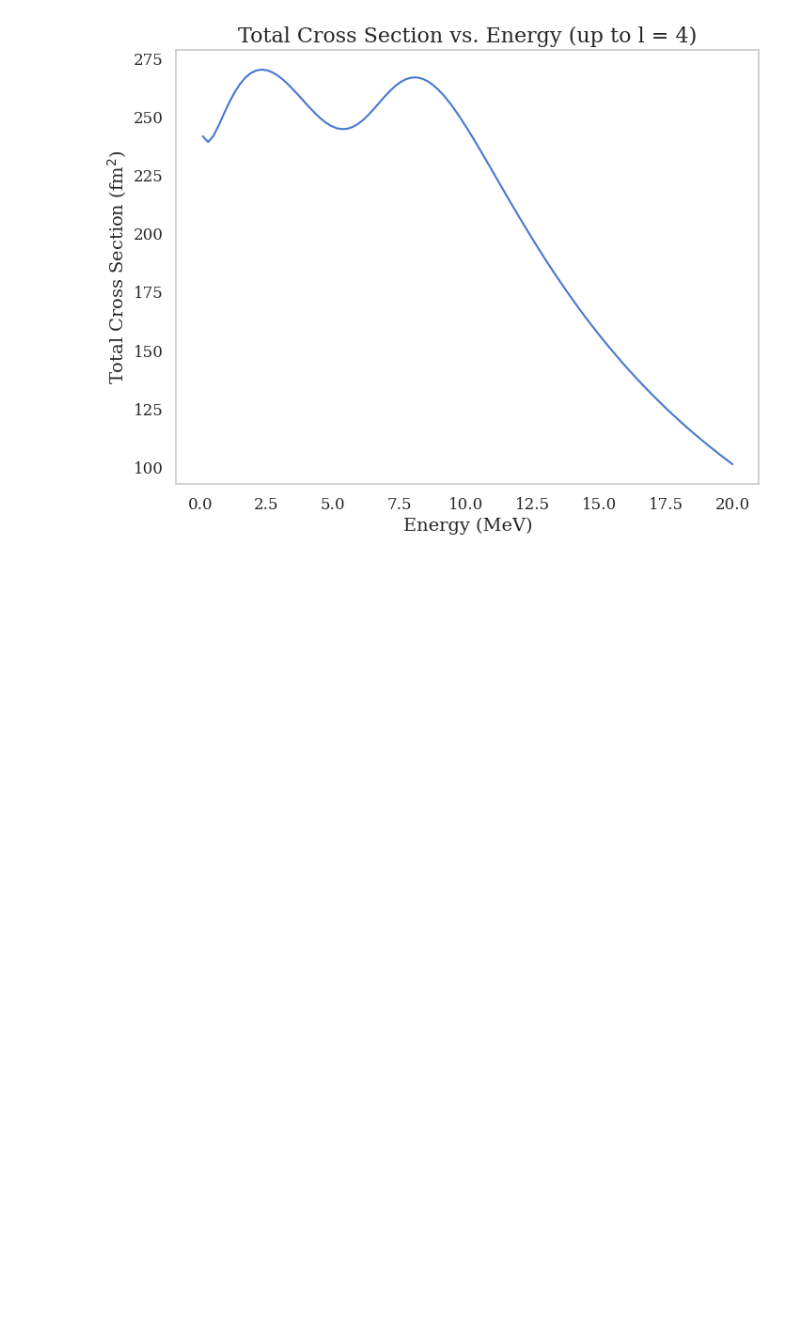
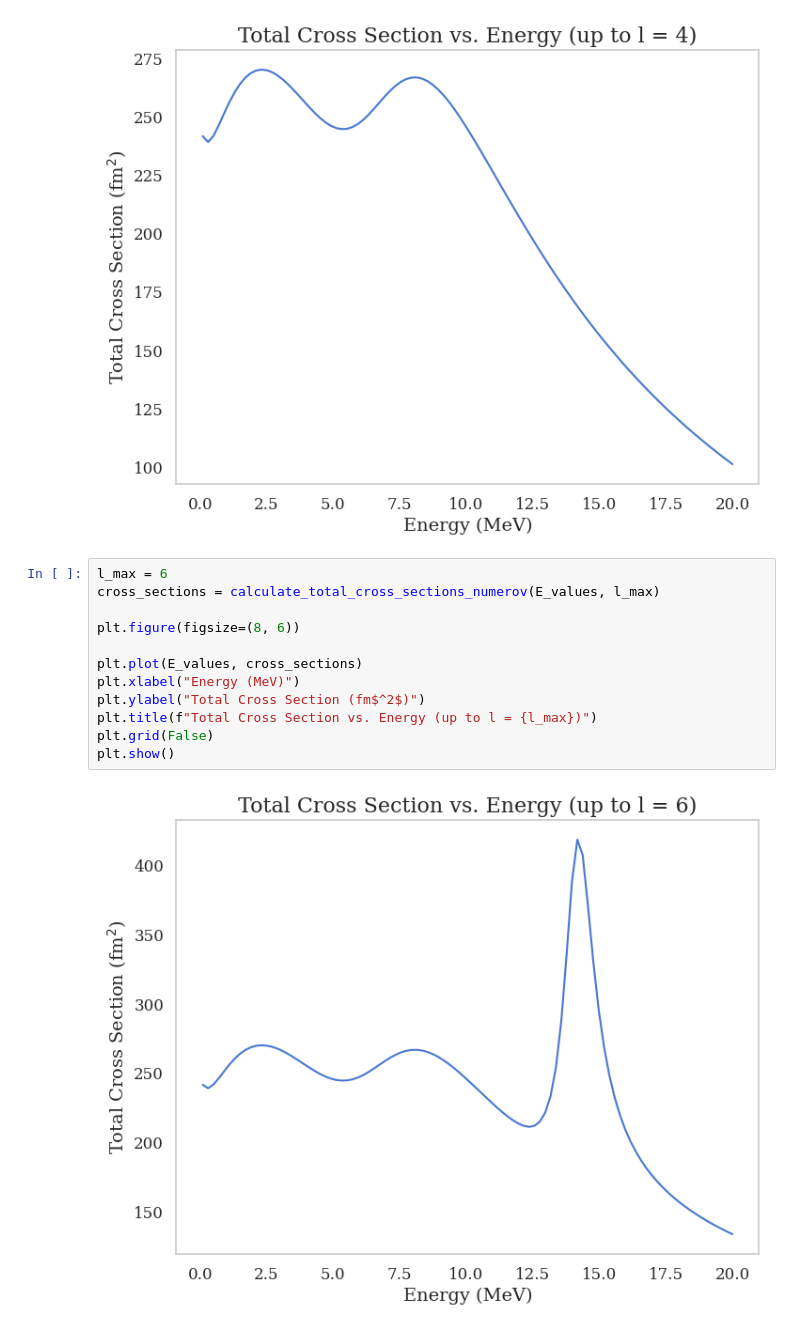
Before and after one commit to LydiaMaz/Scattering-Calculations, a Jupyter notebook: SquareWell_Numerov.ipynb, the cells around one changed output. Cells and saved outputs as stored; diff of their text form; blank space fills up the shorter version.

```diff
--- a/SquareWell_Numerov.ipynb
+++ b/SquareWell_Numerov.ipynb
@@ -273,3 +273,17 @@ plt.grid(False)
 plt.show()
 # %% [output]
 [figure]
+# %%
+l_max = 6
+cross_sections = calculate_total_cross_sections_numerov(E_values, l_max)
+
+plt.figure(figsize=(8, 6))
+
+plt.plot(E_values, cross_sections)
+plt.xlabel("Energy (MeV)")
+plt.ylabel("Total Cross Section (fm$^2$)")
+plt.title(f"Total Cross Section vs. Energy (up to l = {l_max})")
+plt.grid(False)
+plt.show()
+# %% [output]
+[figure, added]
```
